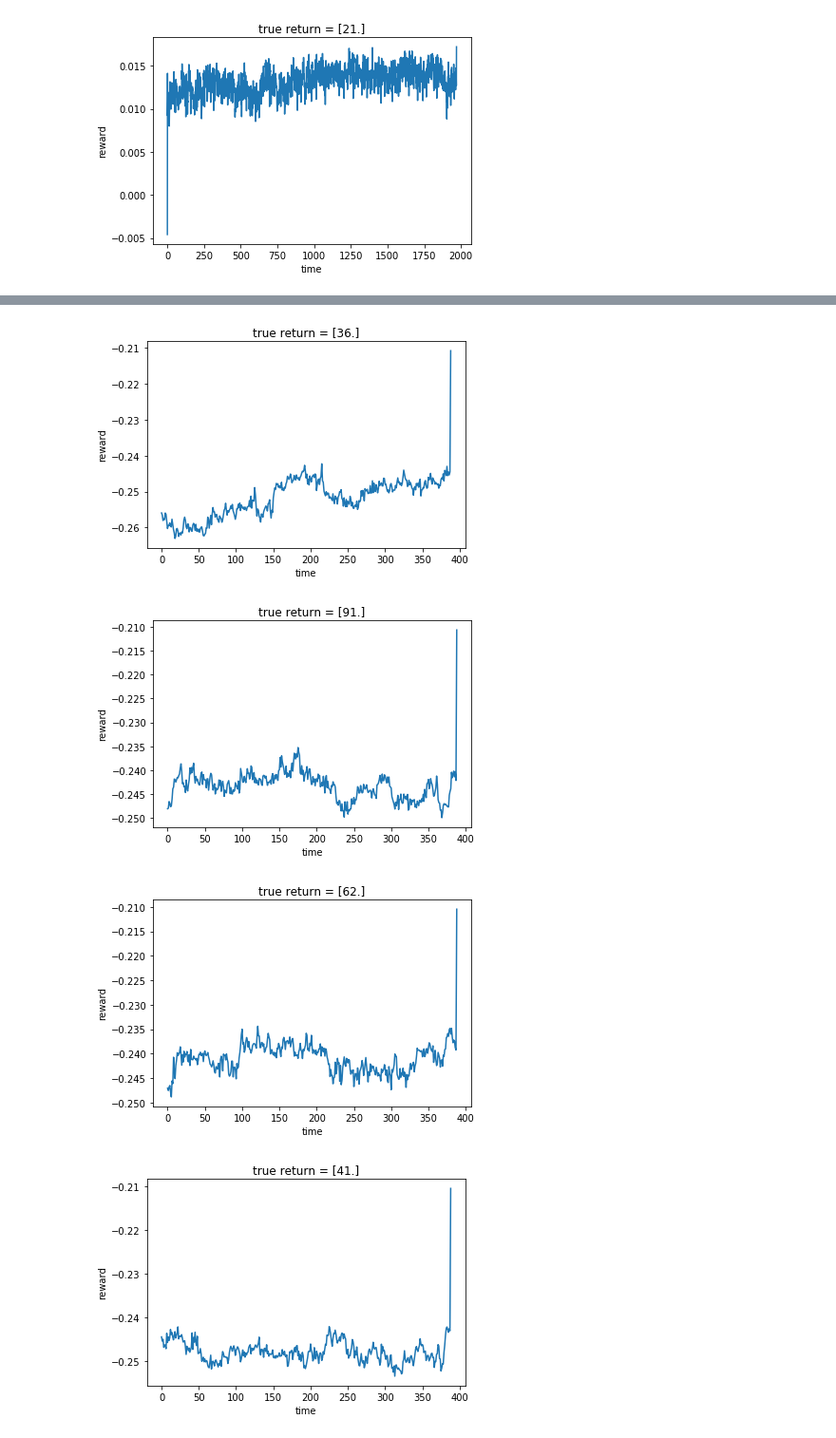
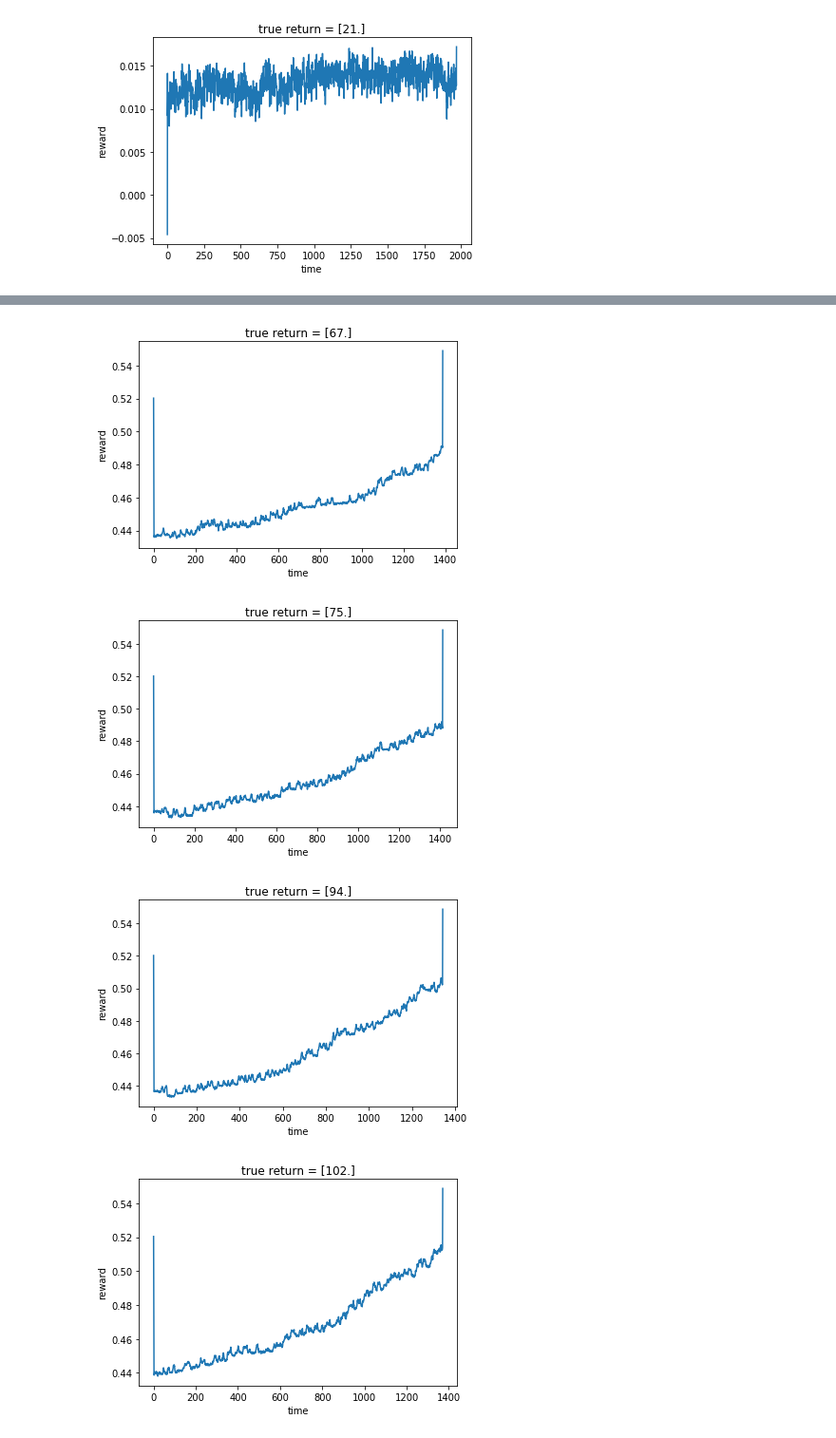
Before and after one commit to dsbrown1331/learning-rewards-of-learners, a Jupyter notebook: learner/LearnBreakoutReward.ipynb, the cells around one changed output, grey strips where cells are left out. Shown: that part at 95% size. Saved outputs shown, nothing was run; the diff lists cells and outputs as text; code cells hidden in the pictures.

```diff
--- a/learner/LearnBreakoutReward.ipynb
+++ b/learner/LearnBreakoutReward.ipynb
@@ -144,14 +171,13 @@ class Net(nn.Module):
         '''calculate cumulative return of trajectory'''
         sum_rewards = 0
         for x in traj:
-            x = x.permute(0,3,1,2)
-            #x = x.view(-1,4,84,84)
+            x = x.permute(0,3,1,2) #get into NCHW format
             #compute forward pass of reward network
             x = F.leaky_relu(self.conv1(x))
             x = F.leaky_relu(self.conv2(x))
             x = x.view(-1, 2592)
             x = F.leaky_relu(self.fc1(x))
-            r = torch.tanh(self.fc2(x))
+            r = torch.sigmoid(self.fc2(x)) #keep rewards positive, might help for survival games
             sum_rewards += r
         ##    y = self.scalar(torch.ones(1))
         ##    sum_rewards += y
@@ -232,20 +258,21 @@ def learn_reward(reward_network, optimizer, trajectories, num_iter):
         #print stats to see if learning
         item_loss = loss.item()
         cum_loss += item_loss
-        if epoch % 20 == 19:
+        if epoch % 50 == 49:
             #with torch.no_grad():
             #    print(torch.cat([reward_network.cum_return(torch.from_numpy(np.array(traj)).float()) for traj in trajectories]))
-            print(epoch, cum_loss / 100)
+            print(epoch, cum_loss / 50)
             cum_loss = 0.0
     print("finished training")
 # %% [markdown]
 Now we create a reward network and optimize it using the training data.
 # %%
+#doesn't work on my laptop, CUDA out of memory!!!
 reward = Net()
 reward.to(device)
 import torch.optim as optim
 optimizer = optim.Adam(reward.parameters(), lr = 0.00001)
-learn_reward(reward, optimizer, demonstrations, 200)
+learn_reward(reward, optimizer, train_demos, 200)
 # %% [output]
 RuntimeError: CUDA error: out of memory
 # %% [markdown]
@@ -297,9 +324,9 @@ Try to fix at length of first demo... Doesn't seem to really work. Maybe use sma
 # %%
-H = len(demonstrations[0])
-demos_fh = [d[len(d)-H:] for d in demonstrations]
+H = len(train_demos[0])
+demos_fh = [d[len(d)-H:] for d in train_demos]
 reward_fh = Net()
 reward_fh.to(device)
 import torch.optim as optim
-optimizer = optim.Adam(reward_fh.parameters(), lr = 0.00001)
-learn_reward(reward_fh, optimizer, demos_fh, 1000)
+optimizer = optim.Adam(reward_fh.parameters(), lr = 0.0001)
+learn_reward(reward_fh, optimizer, demos_fh, 600)
 # %% [output]
@@ -346,10 +372,12 @@ for i, p in enumerate(pred_returns):
 # %%
+#print out the actual time series of rewards predicted by nnet for each trajectory.
+#They are monotonically increasing, so that's good!
 for d in demos_fh:
     print(len(d))
 
 cnt = 0
 with torch.no_grad():
-    for d in demos_fh:
+    for d in train_demos:
         rewards = []
         print(cnt)
         for s in d:
@@ -359,7 +387,7 @@ with torch.no_grad():
         plt.plot(rewards)
         plt.xlabel("time")
         plt.ylabel("reward")
-        plt.title("true return = {}".format(learning_returns[cnt]))
+        plt.title("true return = {}".format(train_returns[cnt]))
         cnt += 1
 #plt.savefig("learned_mcar_return.png")
 plt.show()
@@ -403,4 +417,4 @@ plt.show()
-[figure, old version]
+[figure, new version]
-[figure, old version]
+[figure, new version]
-[figure, old version]
+[figure, new version]
-[figure, old version]
+[figure, new version]
```
Also changed, not shown: parts of 15 cells of this notebook.
